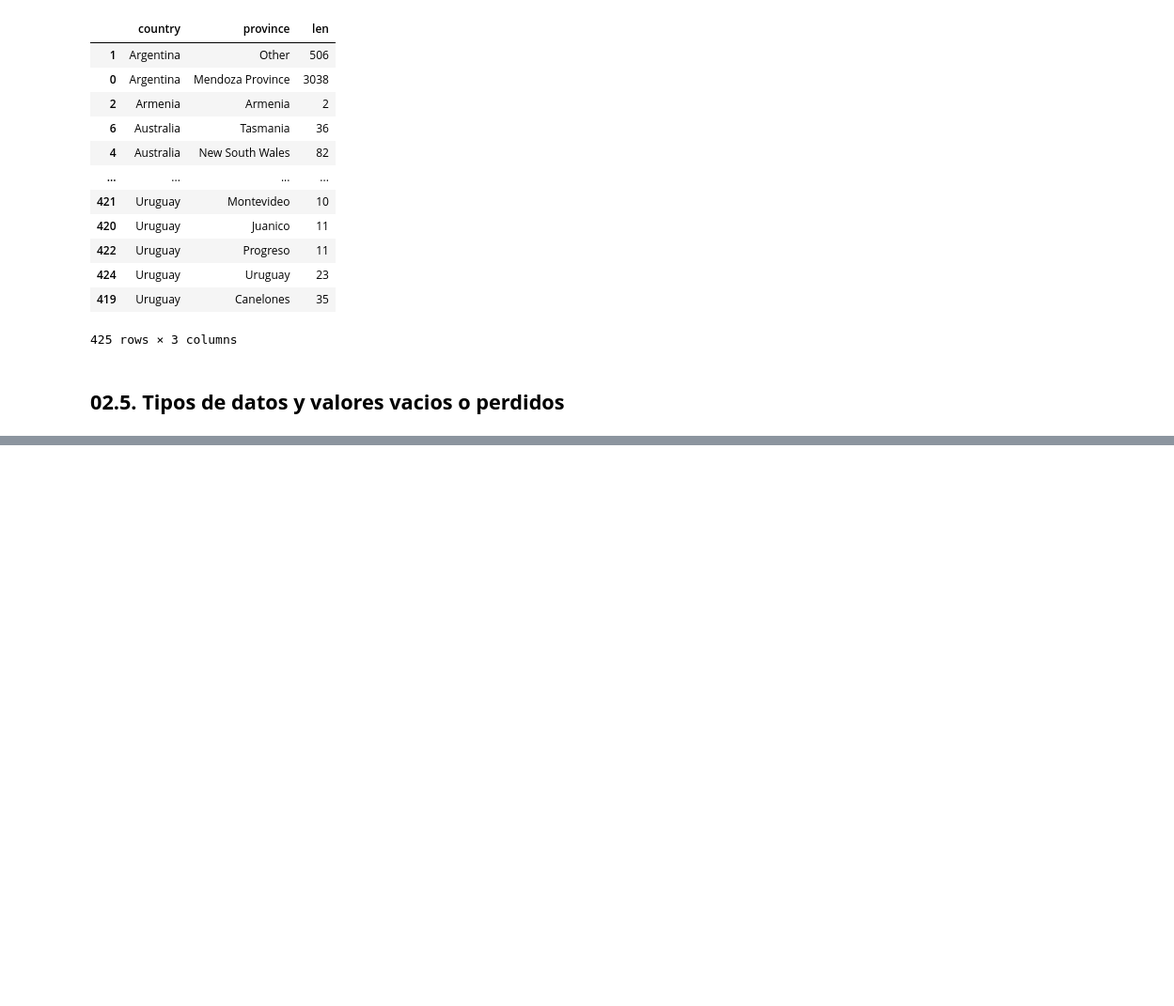
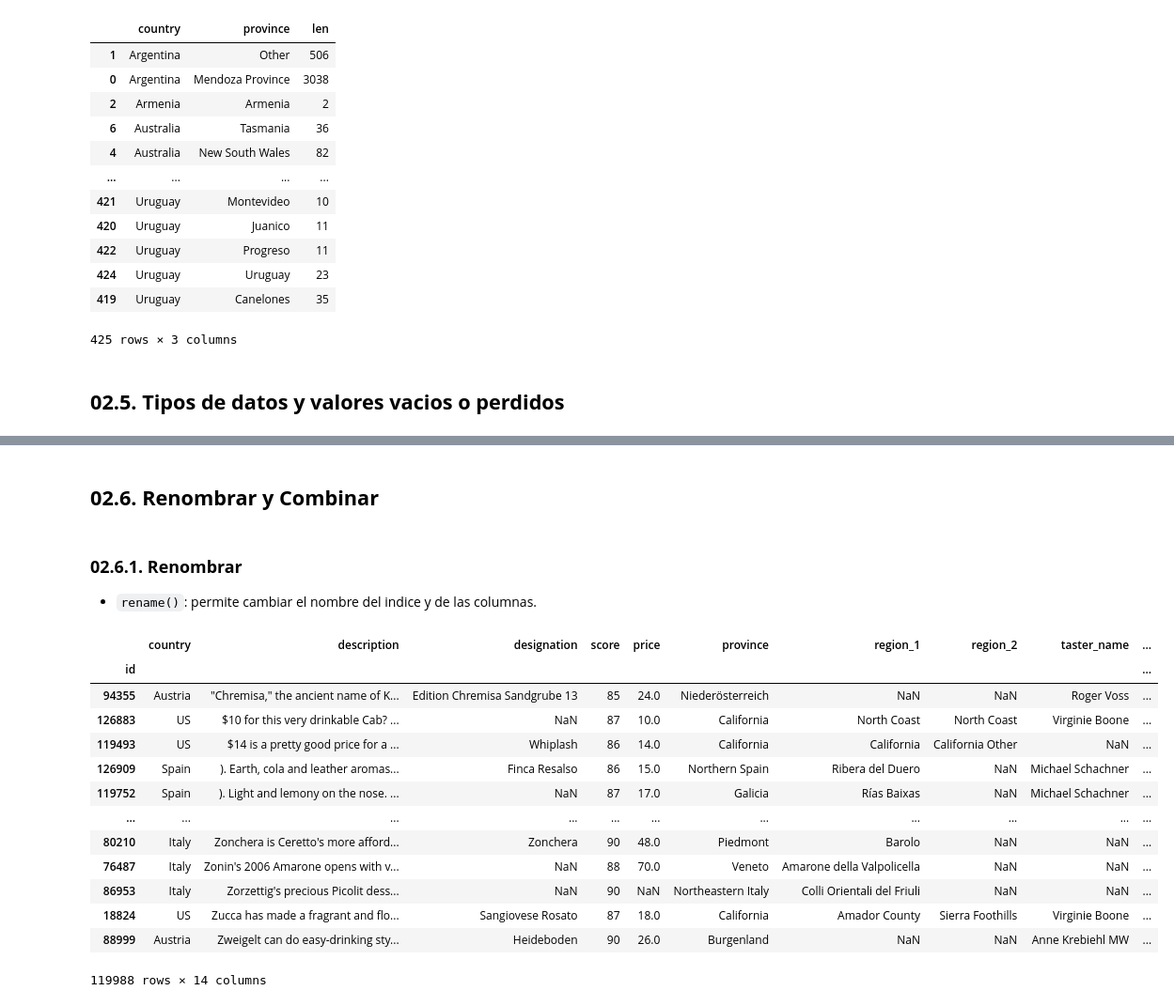
Before and after one commit to Kur0n3-112/CuadernosJupyterlab, a Jupyter notebook: kaggle/02_Pandas.ipynb, the cells around one changed output, grey strips where cells are left out. Shown at 94% size. Drawn from its saved outputs; the diff is of its cells as text; code cells hidden in the pictures; blank space fills up the shorter version.

```diff
--- a/kaggle/02_Pandas.ipynb
+++ b/kaggle/02_Pandas.ipynb
@@ -827,0 +978,23 @@ countries_reviewed.sort_values(by=['country', 'len'])
+# %% [markdown]
+## **02.6. Renombrar y Combinar**
+# %% [markdown]
+### **02.6.1. Renombrar**
+
+- `rename()`: permite cambiar el nombre del indice y de las columnas.
+# %%
+reviews.rename(columns={'points': 'score'})
+# %% [output]
+|  | country | description | designation | score | price | province | region_1 | region_2 | taster_name | ... |
+| id |  |  |  |  |  |  |  |  |  | ... |
+| 94355 | Austria | "Chremisa," the ancient name of K... | Edition Chremisa Sandgrube 13 | 85 | 24.0 | Niederösterreich | NaN | NaN | Roger Voss | ... |
+| 126883 | US | $10 for this very drinkable Cab? ... | NaN | 87 | 10.0 | California | North Coast | North Coast | Virginie Boone | ... |
+| 119493 | US | $14 is a pretty good price for a ... | Whiplash | 86 | 14.0 | California | California | California Other | NaN | ... |
+| 126909 | Spain | ). Earth, cola and leather aromas... | Finca Resalso | 86 | 15.0 | Northern Spain | Ribera del Duero | NaN | Michael Schachner | ... |
+| 119752 | Spain | ). Light and lemony on the nose. ... | NaN | 87 | 17.0 | Galicia | Rías Baixas | NaN | Michael Schachner | ... |
+| ... | ... | ... | ... | ... | ... | ... | ... | ... | ... | ... |
+| 80210 | Italy | Zonchera is Ceretto's more afford... | Zonchera | 90 | 48.0 | Piedmont | Barolo | NaN | NaN | ... |
+| 76487 | Italy | Zonin's 2006 Amarone opens with v... | NaN | 88 | 70.0 | Veneto | Amarone della Valpolicella | NaN | NaN | ... |
+| 86953 | Italy | Zorzettig's precious Picolit dess... | NaN | 90 | NaN | Northeastern Italy | Colli Orientali del Friuli | NaN | NaN | ... |
+| 18824 | US | Zucca has made a fragrant and flo... | Sangiovese Rosato | 87 | 18.0 | California | Amador County | Sierra Foothills | Virginie Boone | ... |
+| 88999 | Austria | Zweigelt can do easy-drinking sty... | Heideboden | 90 | 26.0 | Burgenland | NaN | NaN | Anne Krebiehl MW | ... |
+119988 rows × 14 columns
```
Also changed, not shown: parts of 30 cells of this notebook, 4 other files.
